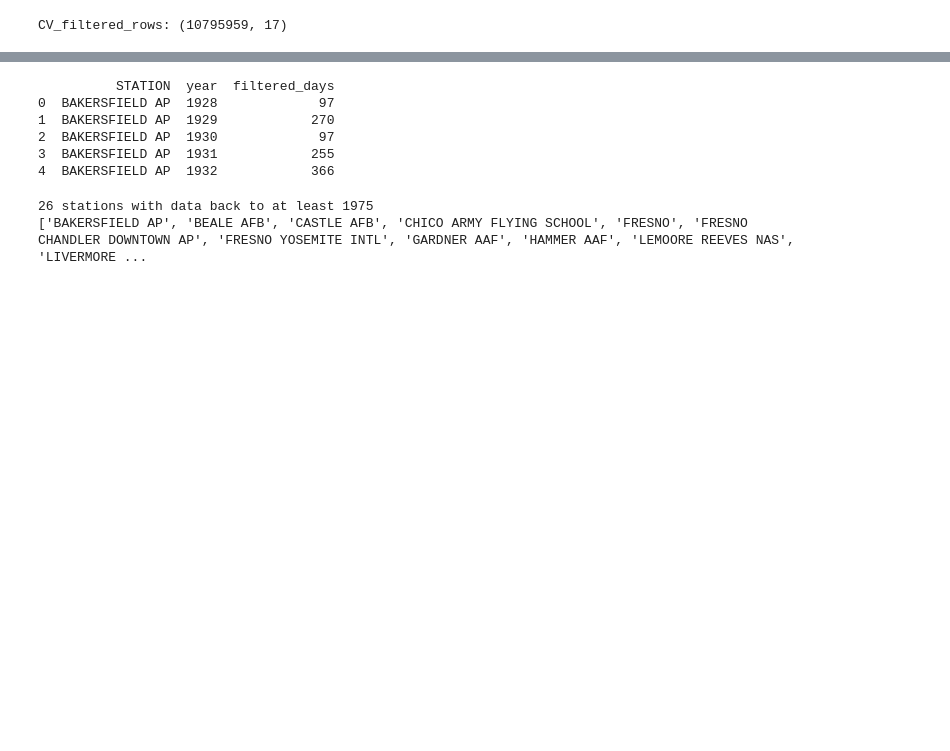
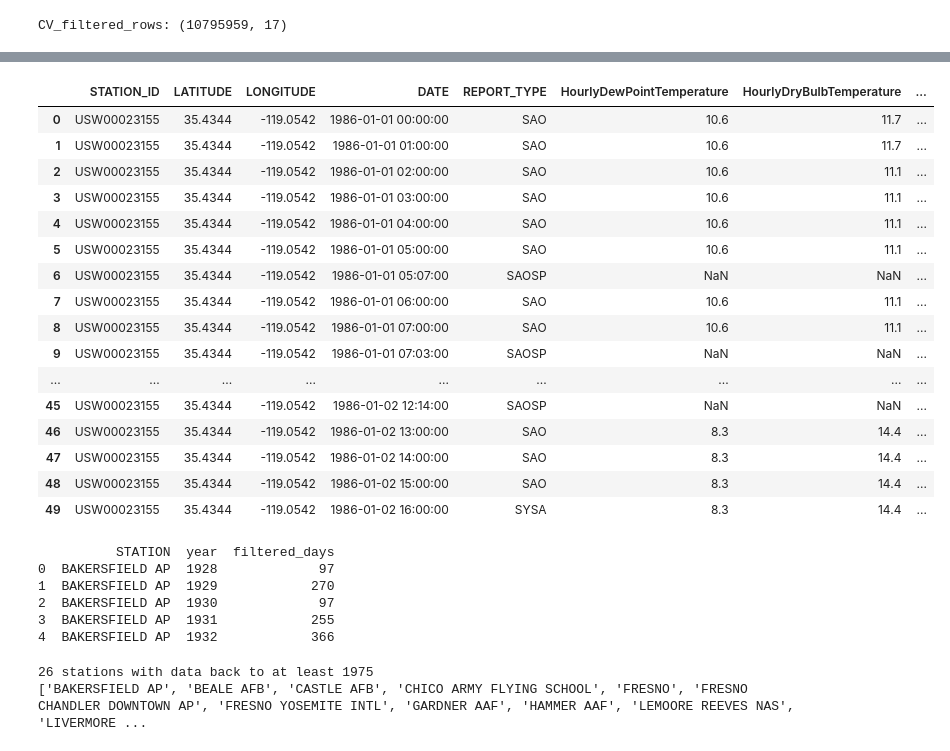
Before and after one commit to audfish/WQ2026, a Jupyter notebook: stations_coverage.ipynb, the cells around one changed output, grey strips where cells are left out. Cells and saved outputs as stored; diff of their text form; code cells hidden in the pictures; blank space fills up the shorter version.

```diff
--- a/stations_coverage.ipynb
+++ b/stations_coverage.ipynb
@@ -49,3 +53,7 @@ CV_filtered_rows = CV_rows[CV_rows["HourlyVisibility"] < 17.000]
 print("CV_filtered_rows:", CV_filtered_rows.shape)
 # %% [output]
 CV_filtered_rows: (10795959, 17)
+# %%
+# only keep November - March
+CV_rows = CV_rows[CV_rows['month'].isin([11, 12, 1, 2, 3])]
+print("CV_rows.shape after filtering for November - March:", CV_rows.shape)
@@ -51,0 +172,11 @@ CV_filtered_rows: (10795959, 17)
+# %%
+bakersfield_1986_1989 = (
+    CV_rows[
+        (CV_rows["STATION"].astype(str).str.strip().str.upper() == "BAKERSFIELD AP") &
+        (CV_rows["year"].between(1986, 1989))
+    ]
+    .sort_values(["year", "month", "day", "hour", "minute"])
+    .reset_index(drop=True)
+)
+
+bakersfield_1986_1989
@@ -52,3 +252,27 @@ CV_filtered_rows: (10795959, 17)
+# %%
+bakersfield_with_visibility = bakersfield_1986_1989[
+    bakersfield_1986_1989["HourlyVisibility"].notna()
+].reset_index(drop=True)
+
+bakersfield_with_visibility.head(50)
+# %% [output]
+|  | STATION_ID | LATITUDE | LONGITUDE | DATE | REPORT_TYPE | HourlyDewPointTemperature | HourlyDryBulbTemperature | ... |
+| 0 | USW00023155 | 35.4344 | -119.0542 | 1986-01-01 00:00:00 | SAO | 10.6 | 11.7 | ... |
+| 1 | USW00023155 | 35.4344 | -119.0542 | 1986-01-01 01:00:00 | SAO | 10.6 | 11.7 | ... |
+| 2 | USW00023155 | 35.4344 | -119.0542 | 1986-01-01 02:00:00 | SAO | 10.6 | 11.1 | ... |
+| 3 | USW00023155 | 35.4344 | -119.0542 | 1986-01-01 03:00:00 | SAO | 10.6 | 11.1 | ... |
+| 4 | USW00023155 | 35.4344 | -119.0542 | 1986-01-01 04:00:00 | SAO | 10.6 | 11.1 | ... |
+| 5 | USW00023155 | 35.4344 | -119.0542 | 1986-01-01 05:00:00 | SAO | 10.6 | 11.1 | ... |
+| 6 | USW00023155 | 35.4344 | -119.0542 | 1986-01-01 05:07:00 | SAOSP | NaN | NaN | ... |
+| 7 | USW00023155 | 35.4344 | -119.0542 | 1986-01-01 06:00:00 | SAO | 10.6 | 11.1 | ... |
+| 8 | USW00023155 | 35.4344 | -119.0542 | 1986-01-01 07:00:00 | SAO | 10.6 | 11.1 | ... |
+| 9 | USW00023155 | 35.4344 | -119.0542 | 1986-01-01 07:03:00 | SAOSP | NaN | NaN | ... |
+| ... | ... | ... | ... | ... | ... | ... | ... | ... |
+| 45 | USW00023155 | 35.4344 | -119.0542 | 1986-01-02 12:14:00 | SAOSP | NaN | NaN | ... |
+| 46 | USW00023155 | 35.4344 | -119.0542 | 1986-01-02 13:00:00 | SAO | 8.3 | 14.4 | ... |
+| 47 | USW00023155 | 35.4344 | -119.0542 | 1986-01-02 14:00:00 | SAO | 8.3 | 14.4 | ... |
+| 48 | USW00023155 | 35.4344 | -119.0542 | 1986-01-02 15:00:00 | SAO | 8.3 | 14.4 | ... |
+| 49 | USW00023155 | 35.4344 | -119.0542 | 1986-01-02 16:00:00 | SYSA | 8.3 | 14.4 | ... |
 # %%
 # Count days measured per year per station
 # Define filtered_days_year
```
Also changed, not shown: parts of 8 cells of this notebook.
